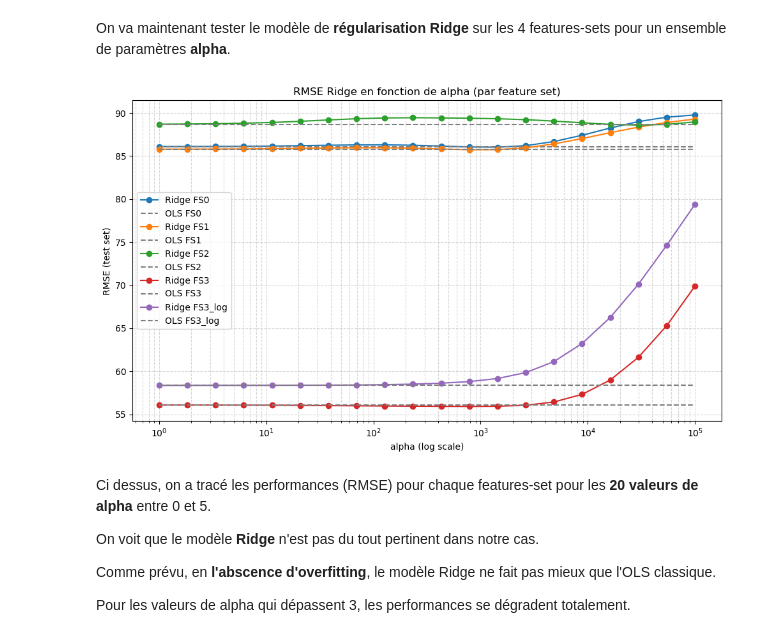
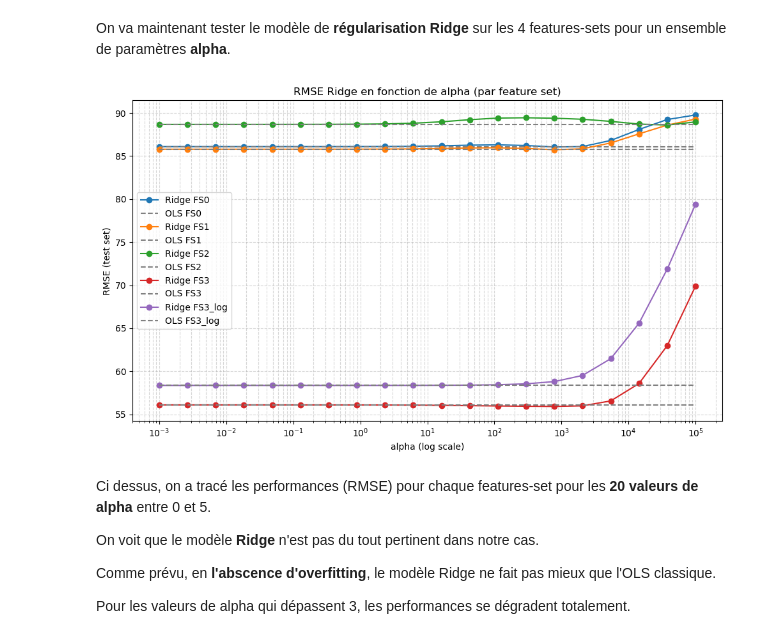
Before and after one commit to issagith/energy-consumption-prediction, a Jupyter notebook: main.ipynb, the cells around one changed output. Saved outputs shown, nothing was run; the diff lists cells and outputs as text; code cells hidden in the pictures.

```diff
--- a/main.ipynb
+++ b/main.ipynb
@@ -1495,35 +1495,35 @@ On va maintenant tester le modèle de **régularisation Ridge** sur les 4 featur
 # %%
 from sklearn.linear_model import Ridge
 
-alphas = np.logspace(0, 5, 20)
+alphas = np.logspace(-3, 5, 20)
 fs_list = list(feature_sets.keys())
 rmse_by_fs = {fs: [] for fs in fs_list}
 ols_rmse = {}
 
 for fs in fs_list:
     target = 'raw' if fs != 'FS3_log' else 'log'
     # OLS (alpha=0) pour référence
     ols_res = run_model(LinearRegression(), fs=fs, target=target)
     ols_rmse[fs] = ols_res['test_RMSE']
     # Ridge pour chaque alpha
     for alpha in alphas:
         res = run_model(Ridge(alpha=alpha), fs=fs, target=target)
         rmse_by_fs[fs].append(res['test_RMSE'])
 
 plt.figure(figsize=(10, 6))
 for fs in fs_list:
     plt.plot(alphas, rmse_by_fs[fs], marker='o', label=f'Ridge {fs}')
     plt.hlines(ols_rmse[fs], alphas[0], alphas[-1], colors='gray', linestyles='dashed', label=f'OLS {fs}')
 plt.xscale('log')
 plt.xlabel('alpha (log scale)')
 plt.ylabel('RMSE (test set)')
 plt.title('RMSE Ridge en fonction de alpha (par feature set)')
 plt.legend()
 plt.grid(True, which='both', linestyle='--', alpha=0.5)
 plt.tight_layout()
 plt.show()
 # %% [output]
-[figure, old version]
+[figure, new version]
 # %% [markdown]
 Ci dessus, on a tracé les performances (RMSE) pour chaque features-set pour les **20 valeurs de alpha** entre 0 et 5.
 
```
Also changed, not shown: parts of 42 cells of this notebook.
